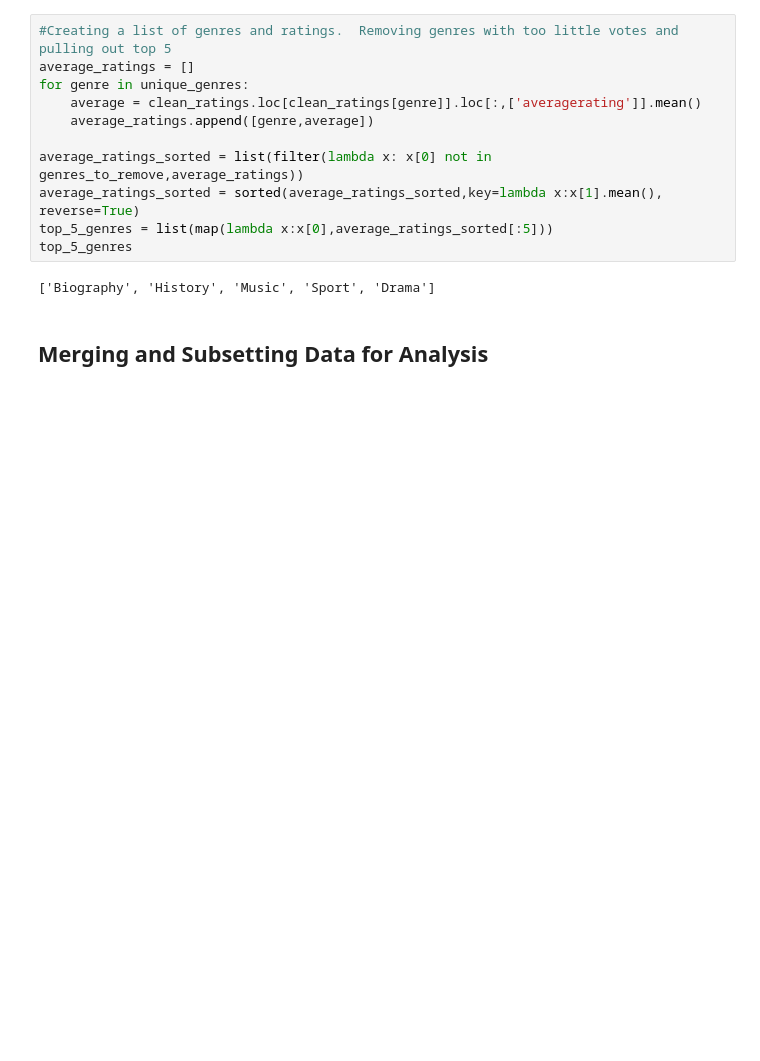
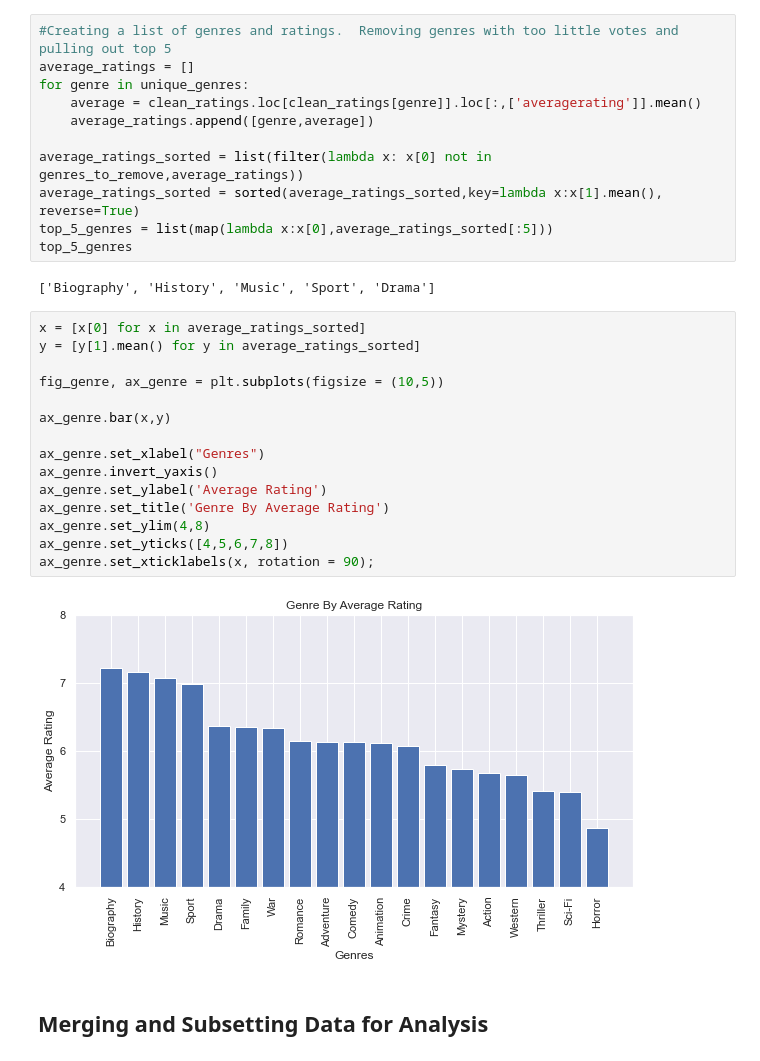
Before and after one commit to NelGen/NG-Msoft-Movie-Project, a Jupyter notebook: Film Cleaning and Analysis.ipynb, the cells around one changed output. Saved outputs shown, nothing was run; the diff lists cells and outputs as text; blank space fills up the shorter version.

```diff
--- a/Film Cleaning and Analysis.ipynb
+++ b/Film Cleaning and Analysis.ipynb
@@ -111,6 +111,23 @@ top_5_genres = list(map(lambda x:x[0],average_ratings_sorted[:5]))
 top_5_genres
 # %% [output]
 ['Biography', 'History', 'Music', 'Sport', 'Drama']
+# %%
+x = [x[0] for x in average_ratings_sorted]
+y = [y[1].mean() for y in average_ratings_sorted]
+
+fig_genre, ax_genre = plt.subplots(figsize = (10,5))
+
+ax_genre.bar(x,y)
+
+ax_genre.set_xlabel("Genres")
+ax_genre.invert_yaxis()
+ax_genre.set_ylabel('Average Rating')
+ax_genre.set_title('Genre By Average Rating')
+ax_genre.set_ylim(4,8)
+ax_genre.set_yticks([4,5,6,7,8])
+ax_genre.set_xticklabels(x, rotation = 90);
+# %% [output]
+[figure, added]
 # %% [markdown]
 ## Merging and Subsetting Data for Analysis
 # %%
```
Also changed, not shown: parts of 8 cells of this notebook, 2 other files.
